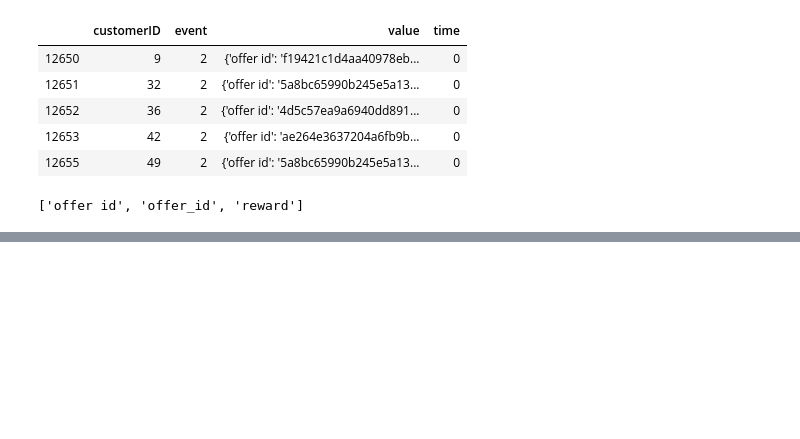
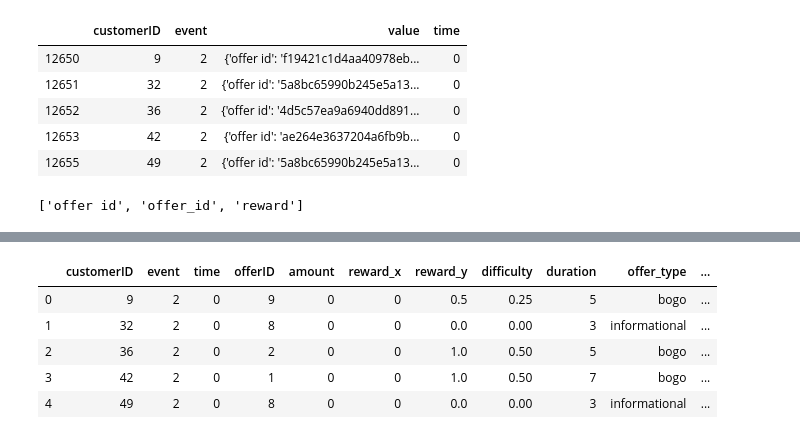
Before and after one commit to alserranor/StarbucksPromotion, a Jupyter notebook: Starbucks.ipynb, the cells around one changed output, grey strips where cells are left out. Saved outputs shown, nothing was run; the diff lists cells and outputs as text; code cells hidden in the pictures; blank space fills up the shorter version.

Commit message:
Starbucks.ipynb: Preprocessing update

```diff
--- a/Starbucks.ipynb
+++ b/Starbucks.ipynb
@@ -706,0 +726,4 @@ print(valKeys)
+# %%
+# Drop the value column since it has already been classified
+dfTranscript.drop('value', axis = 1, inplace = True)
+dfTranscript.head()
@@ -706,0 +737,6 @@ print(valKeys)
+# %%
+# Preprocessing offer_id feature
+dfTranscript.rename(columns = {'offer_id': 'offerID'}, inplace = True)
+
+# Reusing the ennumeration done for the portfolio dataset
+dfTranscript.replace(enOfferID, inplace = True)
@@ -706,0 +752,14 @@ print(valKeys)
+# %%
+# Now all three datasets can be merged into only one for simplicity
+dfStarbucks = dfTranscript.merge(dfPortfolio, how = 'left', on = 'offerID')
+# %%
+dfStarbucks = dfStarbucks.merge(dfProfile, how = 'left', on = 'customerID')
+# %%
+dfStarbucks.head()
+# %% [output]
+|  | customerID | event | time | offerID | amount | reward_x | reward_y | difficulty | duration | offer_type | ... |
+| 0 | 9 | 2 | 0 | 9 | 0 | 0 | 0.5 | 0.25 | 5 | bogo | ... |
+| 1 | 32 | 2 | 0 | 8 | 0 | 0 | 0.0 | 0.00 | 3 | informational | ... |
+| 2 | 36 | 2 | 0 | 2 | 0 | 0 | 1.0 | 0.50 | 5 | bogo | ... |
+| 3 | 42 | 2 | 0 | 1 | 0 | 0 | 1.0 | 0.50 | 7 | bogo | ... |
+| 4 | 49 | 2 | 0 | 8 | 0 | 0 | 0.0 | 0.00 | 3 | informational | ... |
```
Also changed, not shown: parts of 15 cells of this notebook.
